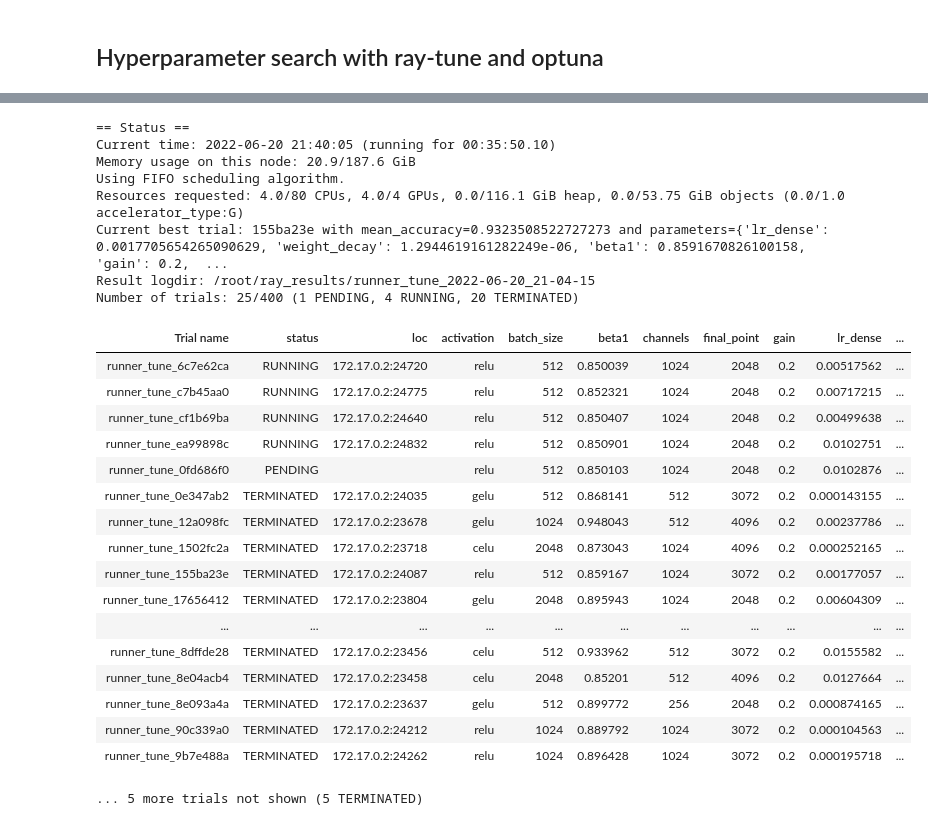
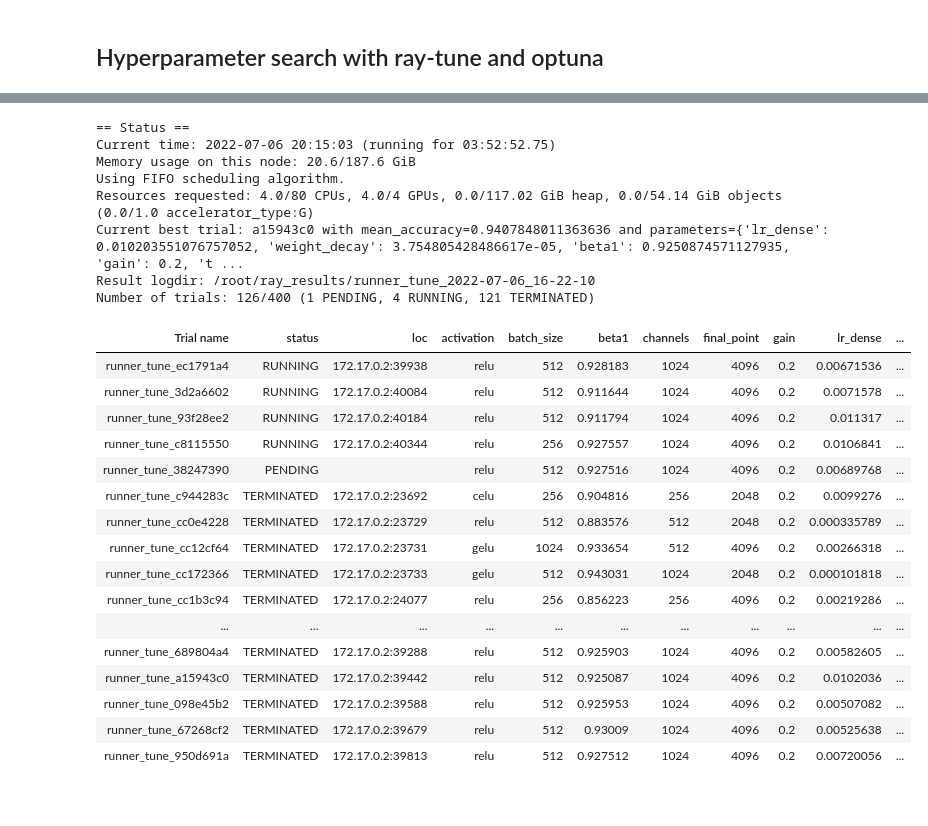
Before and after one commit to mlutils/beamds, a Jupyter notebook: notebooks/beam_cifar10.ipynb, the cells around one changed output, grey strips where cells are left out. Saved outputs shown, nothing was run; the diff lists cells and outputs as text; code cells hidden in the pictures.

```diff
--- a/notebooks/beam_cifar10.ipynb
+++ b/notebooks/beam_cifar10.ipynb
@@ -42,6 +42,6 @@ from ray.tune.suggest.hebo import HEBOSearch
 # %%
-# path_to_data = '/localdata/elads/data/datasets/cifar10'
-# root_dir = '/localdata/elads/data/cifar10'
+path_to_data = '/localdata/elads/data/datasets/cifar10'
+root_dir = '/localdata/elads/data/cifar10'
 
-path_to_data = '/home/shared/data/dataset/cifar10'
-root_dir = '/home/shared/data/results/cifar10'
+# path_to_data = '/home/shared/data/dataset/cifar10'
+# root_dir = '/home/shared/data/results/cifar10'
@@ -168,11 +296,11 @@ KeyboardInterrupt:
 # %% [markdown]
 ## Hyperparameter search with ray-tune and optuna
 # %%
-args = beam_arguments(f"--project-name=cifar10 --root-dir={root_dir} --algorithm=CIFAR10Algorithm --device=0 --half --lr-d=1e-3 --batch-size=512",
-                      "--n-epochs=40 --clip=0 --parallel=1 --accumulate=1 --cudnn-benchmark",
-                      "--weight-decay=.00256 --beta1=0.9 --beta2=0.9 ",
-                      path_to_data=path_to_data, activation='celu', channels=512, dropout=.0,
-                      padding=4, gain=.4, turn_point=500, final_point=3000, minimal_gain=.02, temprature=.125)
+args = beam_arguments(f"--project-name=cifar10 --root-dir={root_dir} --algorithm=CIFAR10Algorithm --device=0 --amp --lr-d=1e-3 --batch-size=512",
+                      "--n-epochs=40 --clip-gradient=1000 --parallel=0 --accumulate=1 --no-deterministic",
+                      "--weight-decay=1e-5 --beta1=0.9 --beta2=0.9",
+                      path_to_data=path_to_data, dropout=.0, activation='relu', channels=512, label_smoothing=.2,
+                      padding=6, gain=.2, turn_point=1024, final_point=3000, minimal_gain=.05, temperature=1)
 
-study = Study(cifar10_algorithm_generator, args)
+study = Study(args, Alg=CIFAR10Algorithm, Dataset=CIFAR10Dataset, print_results=True)
 # %% [output]
@@ -209,55 +337,54 @@ study = Study(cifar10_algorithm_generator, args)
 #                        metric="mean_accuracy",
 #                        max_concurrent_trials=4,
 #                        resources_per_trial={"gpu": 1},
 #                        mode="max",
 #                        search_alg=hebo,
 #                       progress_reporter=JupyterNotebookReporter(overwrite=True),
 #                        num_samples=400)
 
 
 analysis = study.tune(config={"lr_dense": tune.loguniform(1e-4, 2e-2),
                               "weight_decay": tune.loguniform(1e-6, 1e-2),
                               "beta1": tune.loguniform(.85, .95),
                               "gain": tune.uniform(0.2, .2),
-                              "temprature": tune.uniform(0.05, 5.),
+                              "temperature": tune.uniform(0.05, 2.),
                               "minimal_gain": tune.loguniform(.01, .1),
                               "channels": tune.choice([256, 512, 1024]),
                               "padding": tune.choice([4, 6, 8]),
                               "turn_point": tune.choice([256, 512, 1024]),
                               "final_point": tune.choice([2048, 2048*1.5, 2048*2]),
-                              "batch_size": tune.choice([512, 1024, 2048]),
+                              "batch_size": tune.choice([256, 512, 1024]),
                               "activation": tune.choice(['relu', 'celu', 'gelu']),},
                        metric="mean_accuracy",
                        max_concurrent_trials=8,
                        resources_per_trial={"gpu": 1},
                        mode="max",
                        search_alg=OptunaSearch(),
                       progress_reporter=JupyterNotebookReporter(overwrite=True),
                        num_samples=400)
 # %% [output]
 == Status ==
-Current time: 2022-06-20 21:40:05 (running for 00:35:50.10)
-Memory usage on this node: 20.9/187.6 GiB
+Current time: 2022-07-06 20:15:03 (running for 03:52:52.75)
+Memory usage on this node: 20.6/187.6 GiB
 Using FIFO scheduling algorithm.
-Resources requested: 4.0/80 CPUs, 4.0/4 GPUs, 0.0/116.1 GiB heap, 0.0/53.75 GiB objects (0.0/1.0 accelerator_type:G)
-Current best trial: 155ba23e with mean_accuracy=0.9323508522727273 and parameters={'lr_dense': 0.0017705654265090629, 'weight_decay': 1.2944619161282249e-06, 'beta1': 0.8591670826100158, 'gain': 0.2,  ...
-Result logdir: /root/ray_results/runner_tune_2022-06-20_21-04-15
-Number of trials: 25/400 (1 PENDING, 4 RUNNING, 20 TERMINATED)
+Resources requested: 4.0/80 CPUs, 4.0/4 GPUs, 0.0/117.02 GiB heap, 0.0/54.14 GiB objects (0.0/1.0 accelerator_type:G)
+Current best trial: a15943c0 with mean_accuracy=0.9407848011363636 and parameters={'lr_dense': 0.010203551076757052, 'weight_decay': 3.754805428486617e-05, 'beta1': 0.9250874571127935, 'gain': 0.2, 't ...
+Result logdir: /root/ray_results/runner_tune_2022-07-06_16-22-10
+Number of trials: 126/400 (1 PENDING, 4 RUNNING, 121 TERMINATED)
 | Trial name | status | loc | activation | batch_size | beta1 | channels | final_point | gain | lr_dense | ... |
-| runner_tune_6c7e62ca | RUNNING | 172.17.0.2:24720 | relu | 512 | 0.850039 | 1024 | 2048 | 0.2 | 0.00517562 | ... |
-| runner_tune_c7b45aa0 | RUNNING | 172.17.0.2:24775 | relu | 512 | 0.852321 | 1024 | 2048 | 0.2 | 0.00717215 | ... |
-| runner_tune_cf1b69ba | RUNNING | 172.17.0.2:24640 | relu | 512 | 0.850407 | 1024 | 2048 | 0.2 | 0.00499638 | ... |
-| runner_tune_ea99898c | RUNNING | 172.17.0.2:24832 | relu | 512 | 0.850901 | 1024 | 2048 | 0.2 | 0.0102751 | ... |
-| runner_tune_0fd686f0 | PENDING |  | relu | 512 | 0.850103 | 1024 | 2048 | 0.2 | 0.0102876 | ... |
-| runner_tune_0e347ab2 | TERMINATED | 172.17.0.2:24035 | gelu | 512 | 0.868141 | 512 | 3072 | 0.2 | 0.000143155 | ... |
-| runner_tune_12a098fc | TERMINATED | 172.17.0.2:23678 | gelu | 1024 | 0.948043 | 512 | 4096 | 0.2 | 0.00237786 | ... |
-| runner_tune_1502fc2a | TERMINATED | 172.17.0.2:23718 | celu | 2048 | 0.873043 | 1024 | 4096 | 0.2 | 0.000252165 | ... |
-| runner_tune_155ba23e | TERMINATED | 172.17.0.2:24087 | relu | 512 | 0.859167 | 1024 | 3072 | 0.2 | 0.00177057 | ... |
-| runner_tune_17656412 | TERMINATED | 172.17.0.2:23804 | gelu | 2048 | 0.895943 | 1024 | 2048 | 0.2 | 0.00604309 | ... |
+| runner_tune_ec1791a4 | RUNNING | 172.17.0.2:39938 | relu | 512 | 0.928183 | 1024 | 4096 | 0.2 | 0.00671536 | ... |
+| runner_tune_3d2a6602 | RUNNING | 172.17.0.2:40084 | relu | 512 | 0.911644 | 1024 | 4096 | 0.2 | 0.0071578 | ... |
+| runner_tune_93f28ee2 | RUNNING | 172.17.0.2:40184 | relu | 512 | 0.911794 | 1024 | 4096 | 0.2 | 0.011317 | ... |
+| runner_tune_c8115550 | RUNNING | 172.17.0.2:40344 | relu | 256 | 0.927557 | 1024 | 4096 | 0.2 | 0.0106841 | ... |
+| runner_tune_38247390 | PENDING |  | relu | 512 | 0.927516 | 1024 | 4096 | 0.2 | 0.00689768 | ... |
+| runner_tune_c944283c | TERMINATED | 172.17.0.2:23692 | celu | 256 | 0.904816 | 256 | 2048 | 0.2 | 0.0099276 | ... |
+| runner_tune_cc0e4228 | TERMINATED | 172.17.0.2:23729 | relu | 512 | 0.883576 | 512 | 2048 | 0.2 | 0.000335789 | ... |
+| runner_tune_cc12cf64 | TERMINATED | 172.17.0.2:23731 | gelu | 1024 | 0.933654 | 512 | 4096 | 0.2 | 0.00266318 | ... |
+| runner_tune_cc172366 | TERMINATED | 172.17.0.2:23733 | gelu | 512 | 0.943031 | 1024 | 2048 | 0.2 | 0.000101818 | ... |
+| runner_tune_cc1b3c94 | TERMINATED | 172.17.0.2:24077 | relu | 256 | 0.856223 | 256 | 4096 | 0.2 | 0.00219286 | ... |
 | ... | ... | ... | ... | ... | ... | ... | ... | ... | ... | ... |
-| runner_tune_8dffde28 | TERMINATED | 172.17.0.2:23456 | celu | 512 | 0.933962 | 512 | 3072 | 0.2 | 0.0155582 | ... |
-| runner_tune_8e04acb4 | TERMINATED | 172.17.0.2:23458 | celu | 2048 | 0.85201 | 512 | 4096 | 0.2 | 0.0127664 | ... |
-| runner_tune_8e093a4a | TERMINATED | 172.17.0.2:23637 | gelu | 512 | 0.899772 | 256 | 2048 | 0.2 | 0.000874165 | ... |
-| runner_tune_90c339a0 | TERMINATED | 172.17.0.2:24212 | relu | 1024 | 0.889792 | 1024 | 3072 | 0.2 | 0.000104563 | ... |
-| runner_tune_9b7e488a | TERMINATED | 172.17.0.2:24262 | relu | 1024 | 0.896428 | 1024 | 3072 | 0.2 | 0.000195718 | ... |
+| runner_tune_689804a4 | TERMINATED | 172.17.0.2:39288 | relu | 512 | 0.925903 | 1024 | 4096 | 0.2 | 0.00582605 | ... |
+| runner_tune_a15943c0 | TERMINATED | 172.17.0.2:39442 | relu | 512 | 0.925087 | 1024 | 4096 | 0.2 | 0.0102036 | ... |
+| runner_tune_098e45b2 | TERMINATED | 172.17.0.2:39588 | relu | 512 | 0.925953 | 1024 | 4096 | 0.2 | 0.00507082 | ... |
+| runner_tune_67268cf2 | TERMINATED | 172.17.0.2:39679 | relu | 512 | 0.93009 | 1024 | 4096 | 0.2 | 0.00525638 | ... |
+| runner_tune_950d691a | TERMINATED | 172.17.0.2:39813 | relu | 512 | 0.927512 | 1024 | 4096 | 0.2 | 0.00720056 | ... |
-... 5 more trials not shown (5 TERMINATED)
```
Also changed, not shown: parts of 14 cells of this notebook, 11 other files.
